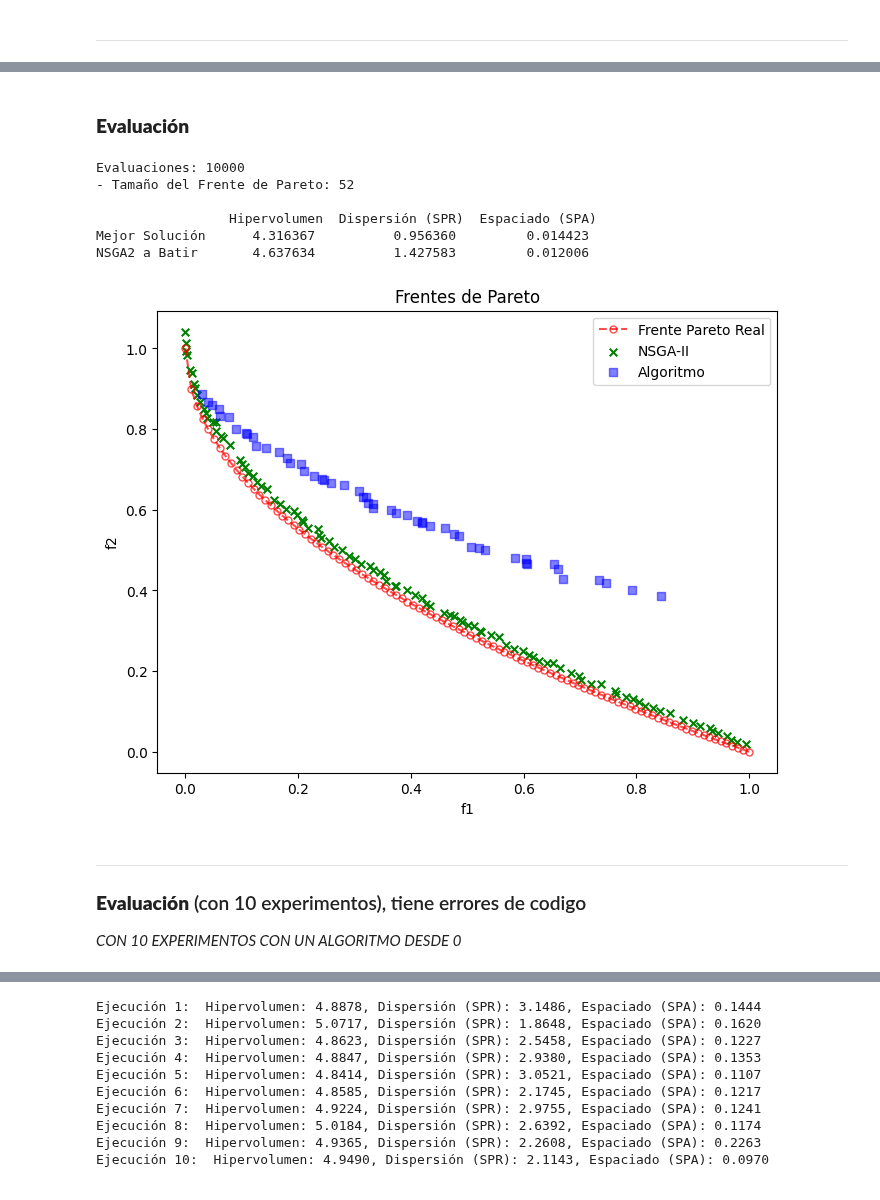
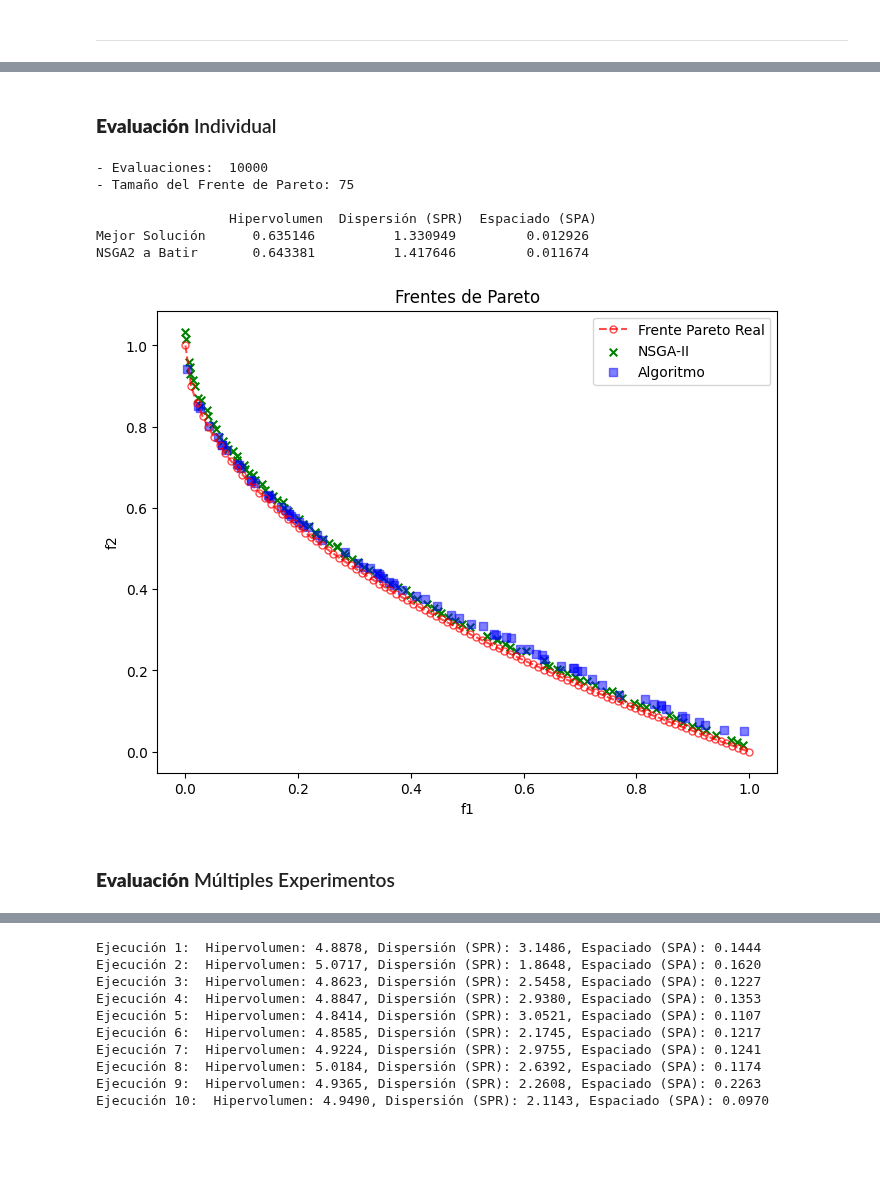
Before and after one commit to JorgeDC01/EMOC, a Jupyter notebook: H2/ZDT1.ipynb, the cells around one changed output, grey strips where cells are left out. Drawn from its saved outputs; the diff is of its cells as text; code cells hidden in the pictures; blank space fills up the shorter version.

```diff
--- a/H2/ZDT1.ipynb
+++ b/H2/ZDT1.ipynb
@@ -139,4 +165,23 @@ def sort_pop(pop, fitness):
 def create_population(N, problem, num_variables):
     lower_bounds, upper_bounds = problem.bounds()
     return np.random.uniform(lower_bounds, upper_bounds, (100, problem.n_var))
+# %%
+def calculate_F(F_initial, F_mode, t, T):
+    """ Calcula el valor de F dinámicamente según el modo seleccionado. """
+    if F_mode == 1:
+        return F_initial * (1 - t / T)
+    elif F_mode == 2:
+        return F_initial * np.exp(-t / T)
+    elif F_mode == 3:
+        return F_initial * np.sin(t / T)
+    elif F_mode == 4:
+        return F_initial * np.cos(t / T)
+    elif F_mode == 5:
+        return F_initial * np.tan(t / T)
+    elif F_mode == 6:
+        return F_initial * np.log(t / T) if t > 0 else F_initial  # Evitar log(0)
+    elif F_mode == 7:
+        return F_initial * (np.sin(t / T) + np.cos(t / T))
+    else:  # Modo 0 o cualquier valor no reconocido
+        return F_initial
 # %%
@@ -202,5 +265,5 @@ def evolve_with_DE(pop, fitness, F=0.5, CR=0.9, neval=3500, trace=0):
 # %% [markdown]
-### **Evaluación**
+### **Evaluación** Individual
 # %%
 # Función para graficar los frentes de Pareto
 def plot_pareto(problem, nsga2_pareto, pop):
@@ -228,51 +291,48 @@ def plot_pareto(problem, nsga2_pareto, pop):
 ### Inicializar el problema ZDT1 y obtener pareto de NSGA2 para comparar ###
 problem = get_problem("zdt1")
 algorithm = NSGA2(pop_size=100)
-ref_point = [1, 5]
+ref_point = [1, 1]
 
 if nsga2_pareto is None: nsga2_pareto = minimize(problem, algorithm, ('n_gen', 100), verbose=False)
 
-### población inicial para ZDT1 ###
 population = create_population(100, problem, 30)
 
-##############################
-### Llamada Algoritmo ###
-##############################
+###############################
+###### Llamada Algoritmo ######
+###############################
 
-result_population = evolve_with_DE(population, fitness=fitness_zdt1, F=0.5, CR=0.9, neval=10000, trace=100)
+result_population, evals = evolve_with_DE(population, fitness=fitness_zdt1, F=0.2, CR=0.4, neval=10000, trace=100, F_mode=0)
 
 pareto_front = get_pareto_front(result_population, fitness_zdt1)
 pareto_objectives = np.array([fitness_zdt1(ind) for ind in pareto_front])
 
+print("- Evaluaciones: ", evals)
 print("- Tamaño del Frente de Pareto:", len(pareto_front))
 
-
 ####################
-### Métricas ###
+##### Métricas #####
 ####################
 hv, spr, spa = calculate_metrics(pareto_objectives, ref_point)
 hv_obj, spr_obj, spa_obj = calculate_metrics(nsga2_pareto.F, ref_point)
 
 data = {'Hipervolumen': [hv, hv_obj], 'Dispersión (SPR)': [spr, spr_obj], 'Espaciado (SPA)': [spa, spa_obj]}
 df = pd.DataFrame(data, index=['Mejor Solución', 'NSGA2 a Batir'])
 print(f"\n {df}")
 
 ####################
-### Grafica ###
+##### Graficas #####
 ####################
 plot_pareto(problem, nsga2_pareto, pareto_front)
 # %% [output]
-Evaluaciones: 10000
-- Tamaño del Frente de Pareto: 52
+- Evaluaciones:  10000
+- Tamaño del Frente de Pareto: 75
 
                  Hipervolumen  Dispersión (SPR)  Espaciado (SPA)
-Mejor Solución      4.316367          0.956360         0.014423
-NSGA2 a Batir       4.637634          1.427583         0.012006
+Mejor Solución      0.635146          1.330949         0.012926
+NSGA2 a Batir       0.643381          1.417646         0.011674
-[figure, old version]
+[figure, new version]
-# %% [markdown]
----
-### **Evaluación** (con 10 experimentos), tiene errores de codigo
-*CON 10 EXPERIMENTOS CON UN ALGORITMO DESDE 0*
+# %% [markdown]
+### **Evaluación** Múltiples Experimentos
 # %%
 '''
     Ejecuta múltiples experimentos dado un problema y un algoritmo de optimización multi-objetivo. Se le pasa el punto de referencia del hipervolumen,
```
Also changed, not shown: parts of 13 cells of this notebook.
